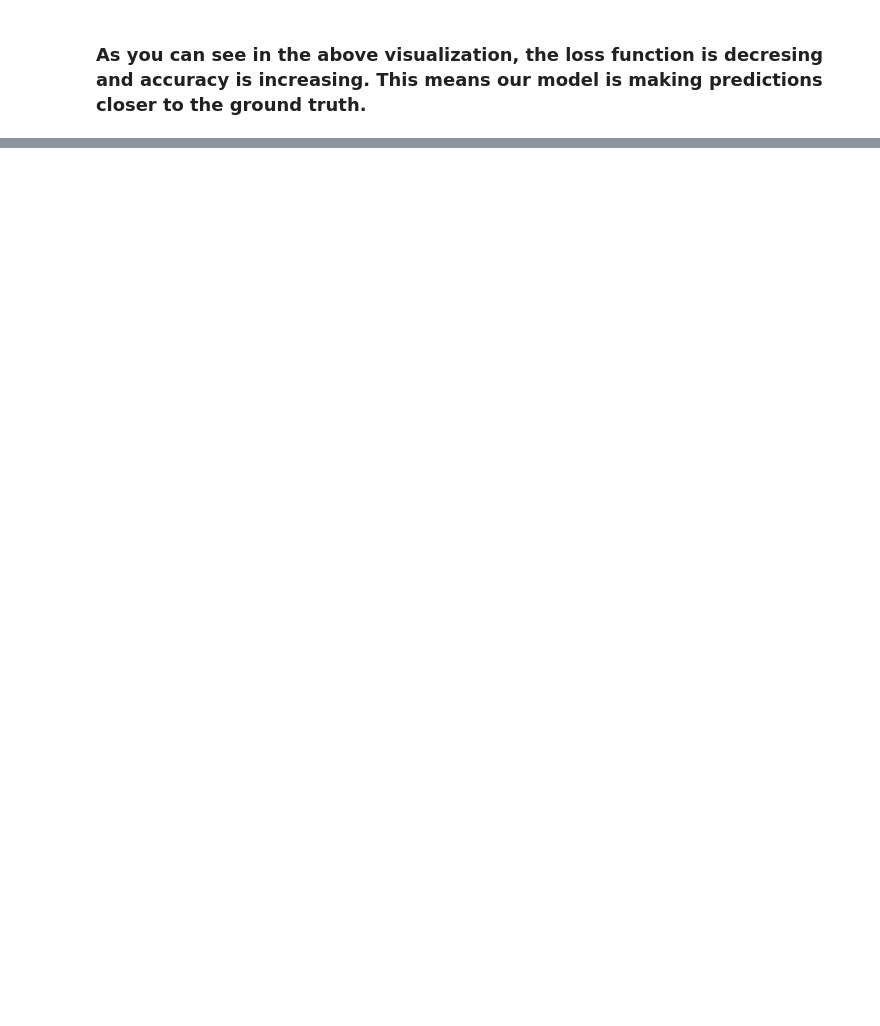
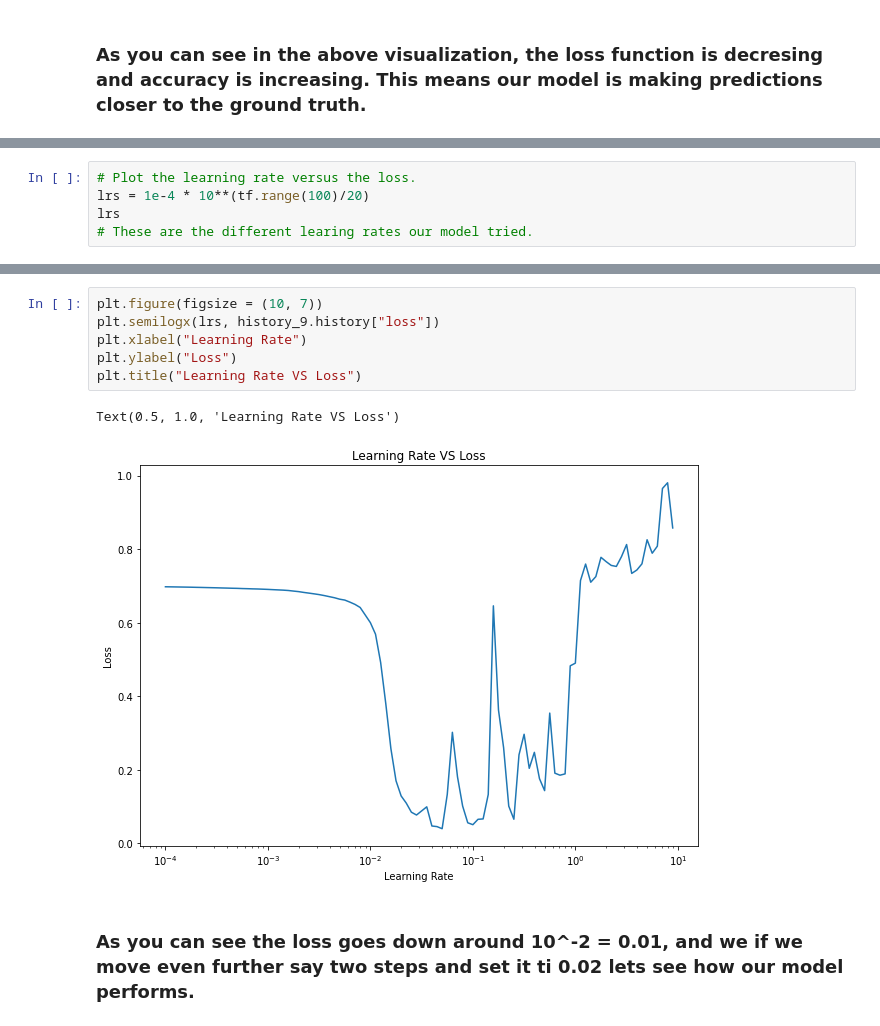
Before and after one commit to Kaushal-Top5699/classification_NN_tensorflow, a Jupyter notebook: classification_NN_tensorflow.ipynb, the cells around one changed output, grey strips where cells are left out. Drawn from its saved outputs; the diff is of its cells as text; blank space fills up the shorter version.

```diff
--- a/classification_NN_tensorflow.ipynb
+++ b/classification_NN_tensorflow.ipynb
@@ -629,0 +644,5 @@ Text(0.5, 1.0, 'model_8 loss curves')
+# %%
+# Plot the learning rate versus the loss.
+lrs = 1e-4 * 10**(tf.range(100)/20)
+lrs
+# These are the different learing rates our model tried.
@@ -629,0 +667,11 @@ Text(0.5, 1.0, 'model_8 loss curves')
+# %%
+plt.figure(figsize = (10, 7))
+plt.semilogx(lrs, history_9.history["loss"])
+plt.xlabel("Learning Rate")
+plt.ylabel("Loss")
+plt.title("Learning Rate VS Loss")
+# %% [output]
+Text(0.5, 1.0, 'Learning Rate VS Loss')
+[figure, added]
+# %% [markdown]
+### As you can see the loss goes down around 10^-2 = 0.01, and we if we move even further say two steps and set it ti 0.02 lets see how our model performs.
```
Also changed, not shown: parts of 21 cells of this notebook.
